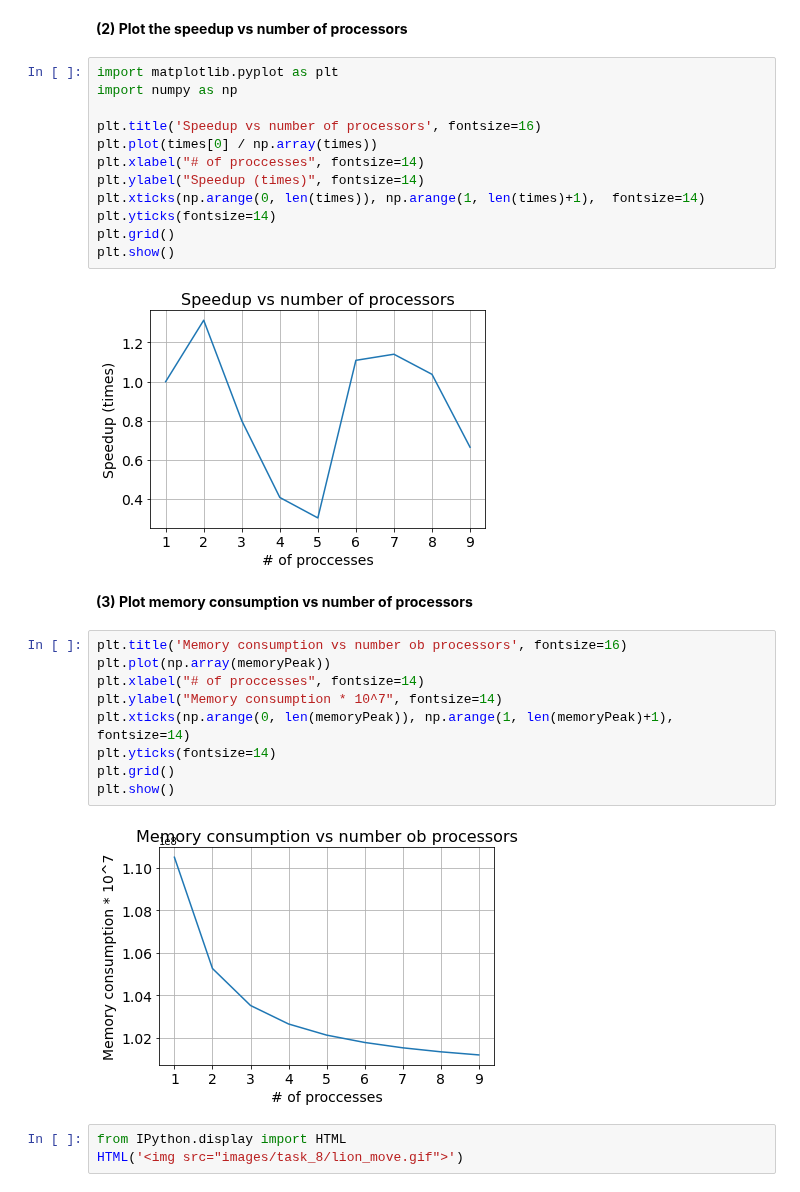
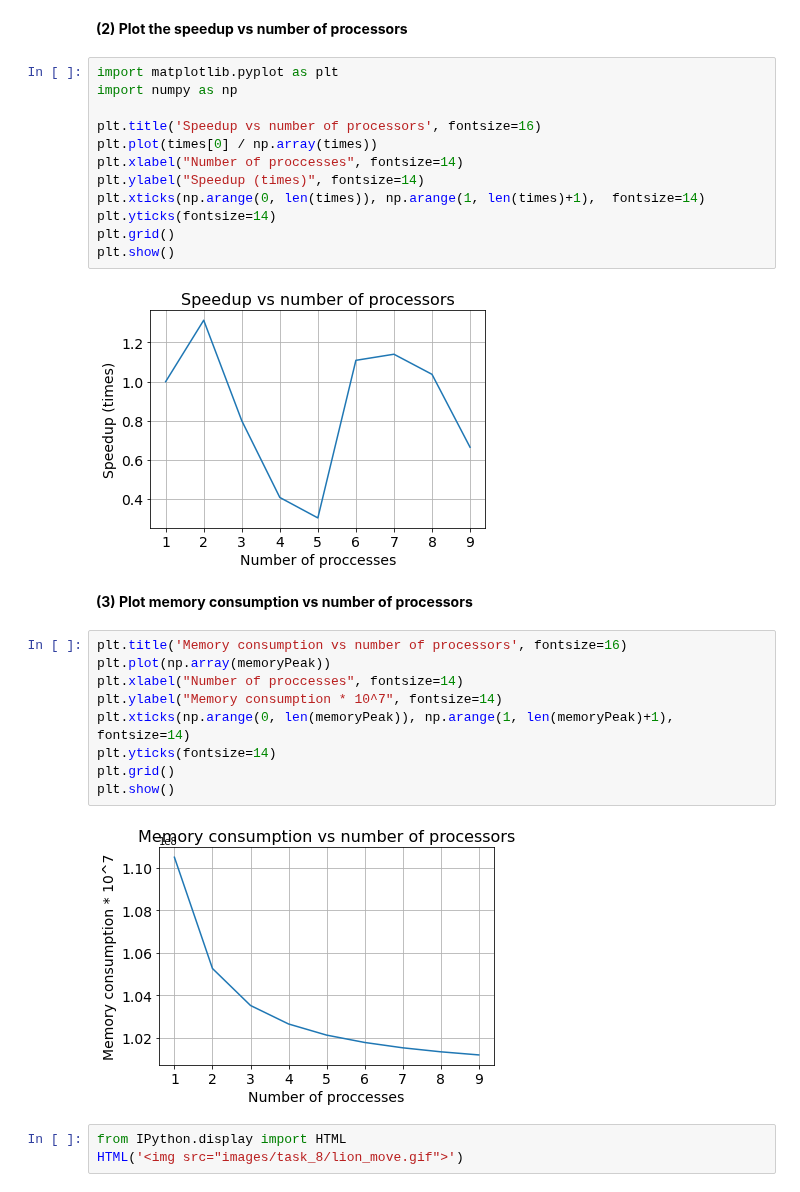
Before and after one commit to AnnyshkaF/High-Performance-Lab, a Jupyter notebook: task_8.ipynb, the cells around one changed output. Saved outputs shown, nothing was run; the diff lists cells and outputs as text.

```diff
--- a/task_8.ipynb
+++ b/task_8.ipynb
@@ -115,27 +115,27 @@ import numpy as np
 
 plt.title('Speedup vs number of processors', fontsize=16)
 plt.plot(times[0] / np.array(times))
-plt.xlabel("# of proccesses", fontsize=14)
+plt.xlabel("Number of proccesses", fontsize=14)
 plt.ylabel("Speedup (times)", fontsize=14)
 plt.xticks(np.arange(0, len(times)), np.arange(1, len(times)+1),  fontsize=14)
 plt.yticks(fontsize=14)
 plt.grid()
 plt.show()
 # %% [output]
-[figure, old version]
+[figure, new version]
 # %% [markdown]
 **(3) Plot memory consumption vs number of processors**
 # %%
-plt.title('Memory consumption vs number ob processors', fontsize=16)
+plt.title('Memory consumption vs number of processors', fontsize=16)
 plt.plot(np.array(memoryPeak))
-plt.xlabel("# of proccesses", fontsize=14)
+plt.xlabel("Number of proccesses", fontsize=14)
 plt.ylabel("Memory consumption * 10^7", fontsize=14)
 plt.xticks(np.arange(0, len(memoryPeak)), np.arange(1, len(memoryPeak)+1),  fontsize=14)
 plt.yticks(fontsize=14)
 plt.grid()
 plt.show()
 # %% [output]
-[figure, old version]
+[figure, new version]
 # %%
 from IPython.display import HTML
 HTML('<img src="images/task_8/lion_move.gif">')
```
